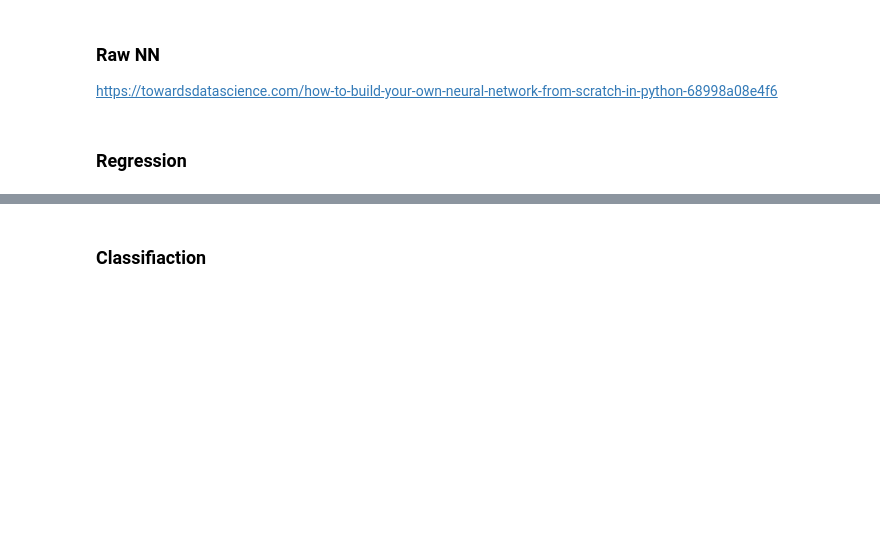
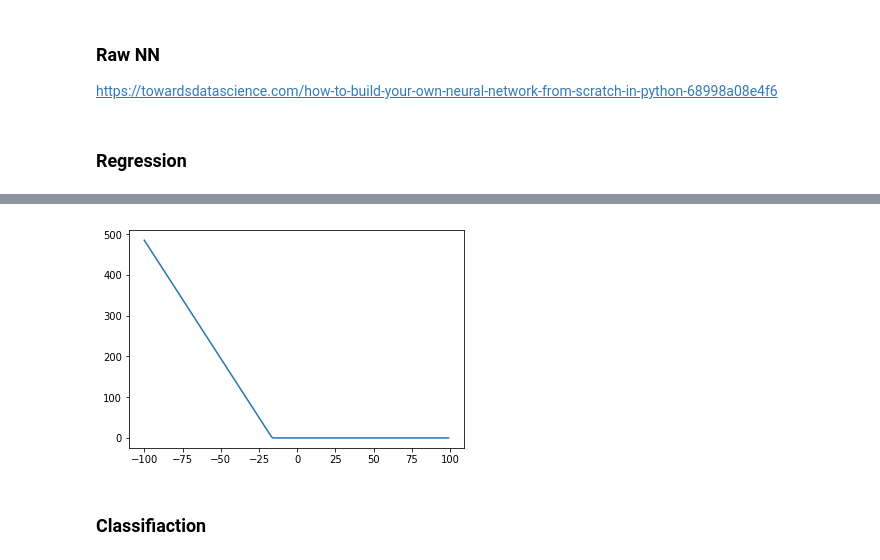
Before and after one commit to exitudio/research-ai, a Jupyter notebook: experiment/neural-network-lib/numpy/Neural Net Numpy.ipynb, the cells around one changed output, grey strips where cells are left out. Cells and saved outputs as stored; diff of their text form; code cells hidden in the pictures; blank space fills up the shorter version.

```diff
--- a/experiment/neural-network-lib/numpy/Neural Net Numpy.ipynb
+++ b/experiment/neural-network-lib/numpy/Neural Net Numpy.ipynb
@@ -78,3 +72,12 @@ loss 990 : 8857553.716666667
+# %%
+for i in range(1):
+    w = nn.network[0]._weights[0, i]
+    b = nn.network[0]._bias[0, i]
+    z = np.dot(input, w) + b
+    a = nn.network[0].activation_function.feed_forward(z)
+    plt.plot(input, a)
+# %% [output]
+[figure, added]
 # %% [markdown]
 ### Classifiaction
 # %%
```
Also changed, not shown: parts of 7 cells of this notebook, 5 other files.
